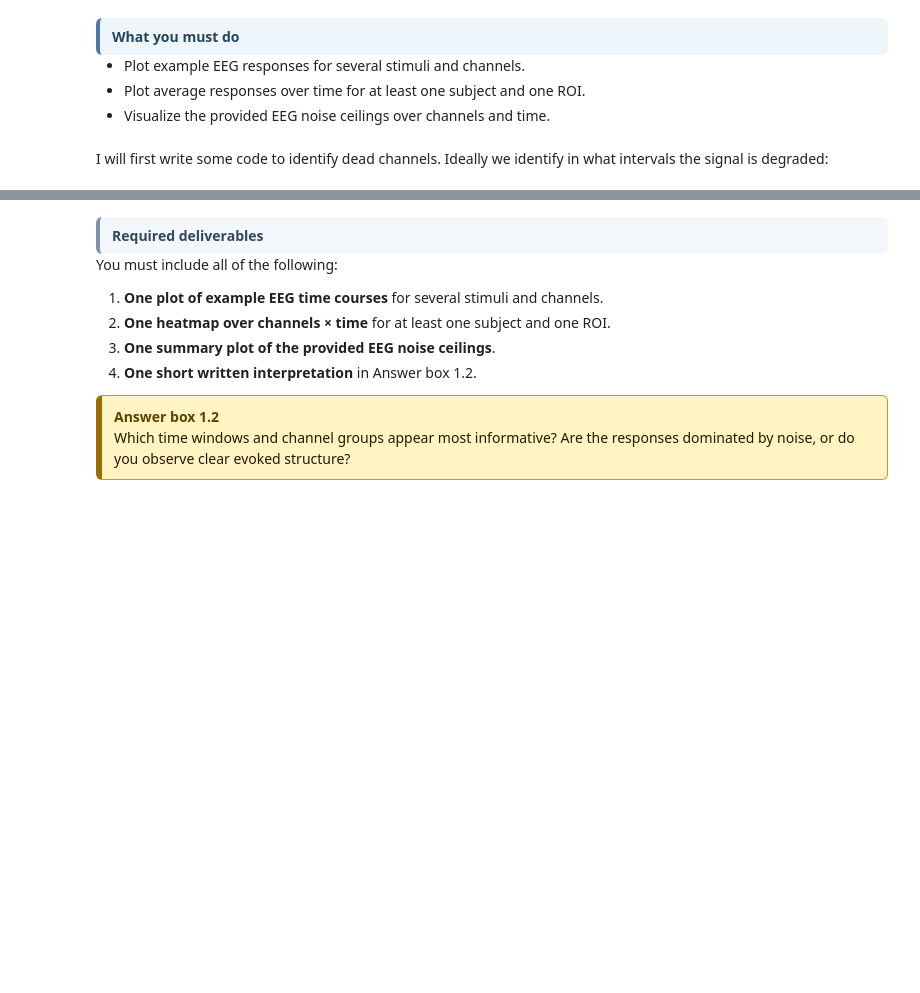
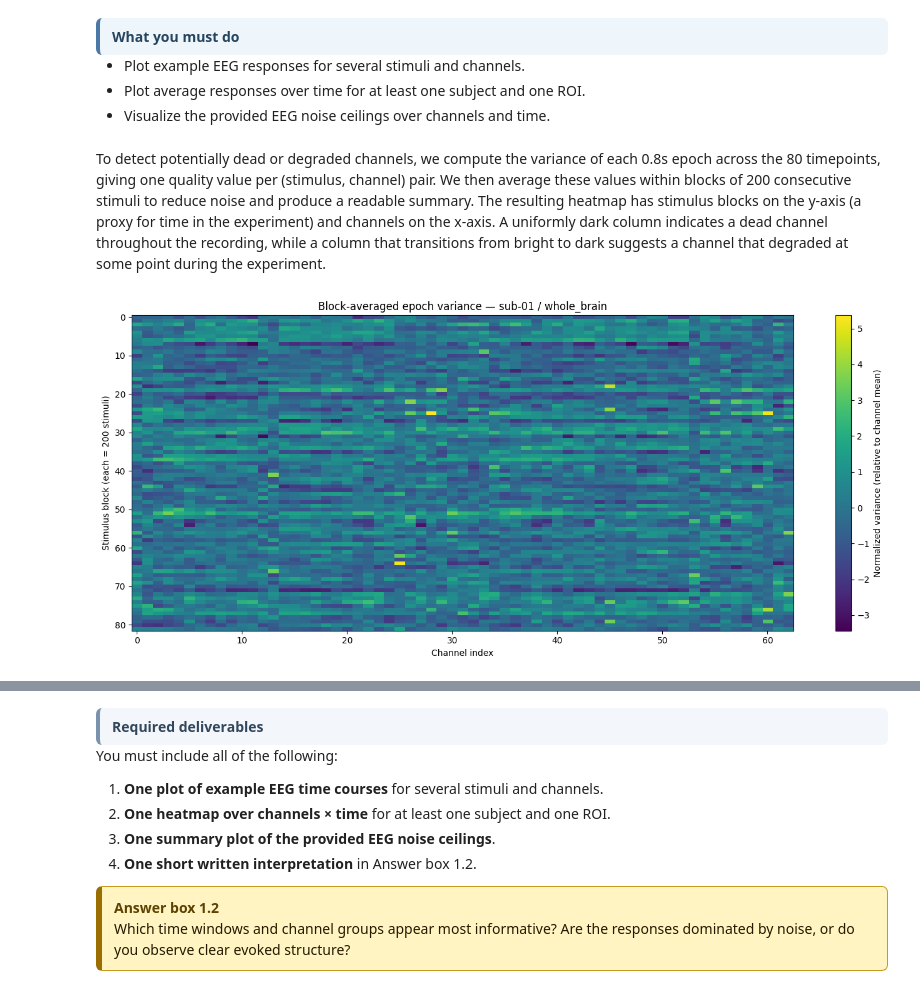
Before and after one commit to AnastasisPap/Brain-like-computation-and-intelligence-project, a Jupyter notebook: nx414_project_2026.ipynb, the cells around one changed output, grey strips where cells are left out. Drawn from its saved outputs; the diff is of its cells as text; code cells hidden in the pictures; blank space fills up the shorter version.

```diff
--- a/nx414_project_2026.ipynb
+++ b/nx414_project_2026.ipynb
@@ -733,4 +733,45 @@ subject since each subject saw a different subset of the full 73,000-image pool.
 - Plot average responses over time for at least one subject and one ROI.
 - Visualize the provided EEG noise ceilings over channels and time.
 # %% [markdown]
-I will first write some code to identify dead channels. Ideally we identify in what intervals the signal is degraded:
+To detect potentially dead or degraded channels, we compute the variance of each 0.8s epoch
+across the 80 timepoints, giving one quality value per (stimulus, channel) pair. We then
+average these values within blocks of 200 consecutive stimuli to reduce noise and produce a
+readable summary. The resulting heatmap has stimulus blocks on the y-axis (a proxy for time
+in the experiment) and channels on the x-axis. A uniformly dark column indicates a dead
+channel throughout the recording, while a column that transitions from bright to dark suggests
+a channel that degraded at some point during the experiment.
+# %%
+# ---- Block-averaged channel quality heatmap ----
+BLOCK_SIZE = 200
+SUBJECT    = "sub-01"
+ROI        = "whole_brain"
+
+with h5py.File(EEG_PATH, "r") as f:
+    # shape: (16540, n_channels, 80)
+    train_data = f[f"train/neural_data/{SUBJECT}/{ROI}"][:]
+
+n_stimuli, n_channels, n_timepoints = train_data.shape
+n_blocks = n_stimuli // BLOCK_SIZE
+
+# For each stimulus, compute variance over the 80 timepoints -> (n_stimuli, n_channels)
+epoch_var = train_data.var(axis=2)
+
+# Average within blocks -> (n_blocks, n_channels)
+epoch_var_blocked = epoch_var[:n_blocks * BLOCK_SIZE].reshape(n_blocks, BLOCK_SIZE, n_channels).mean(axis=1)
+# Z-score each channel across blocks
+channel_mean = epoch_var_blocked.mean(axis=0)
+channel_std  = epoch_var_blocked.std(axis=0)
+epoch_var_blocked_norm = (epoch_var_blocked - channel_mean) / (channel_std + 1e-8)
+
+# Plot
+fig, ax = plt.subplots(figsize=(14, 6))
+im = ax.imshow(epoch_var_blocked_norm , aspect="auto", cmap="viridis",
+               interpolation="nearest")
+ax.set_xlabel("Channel index")
+ax.set_ylabel(f"Stimulus block (each = {BLOCK_SIZE} stimuli)")
+ax.set_title(f"Block-averaged epoch variance — {SUBJECT} / {ROI}")
+plt.colorbar(im, ax=ax, label="Normalized variance (relative to channel mean)")
+plt.tight_layout()
+plt.show()
+# %% [output]
+[figure, added]
```
Also changed, not shown: parts of 10 cells of this notebook, 4 other files.
